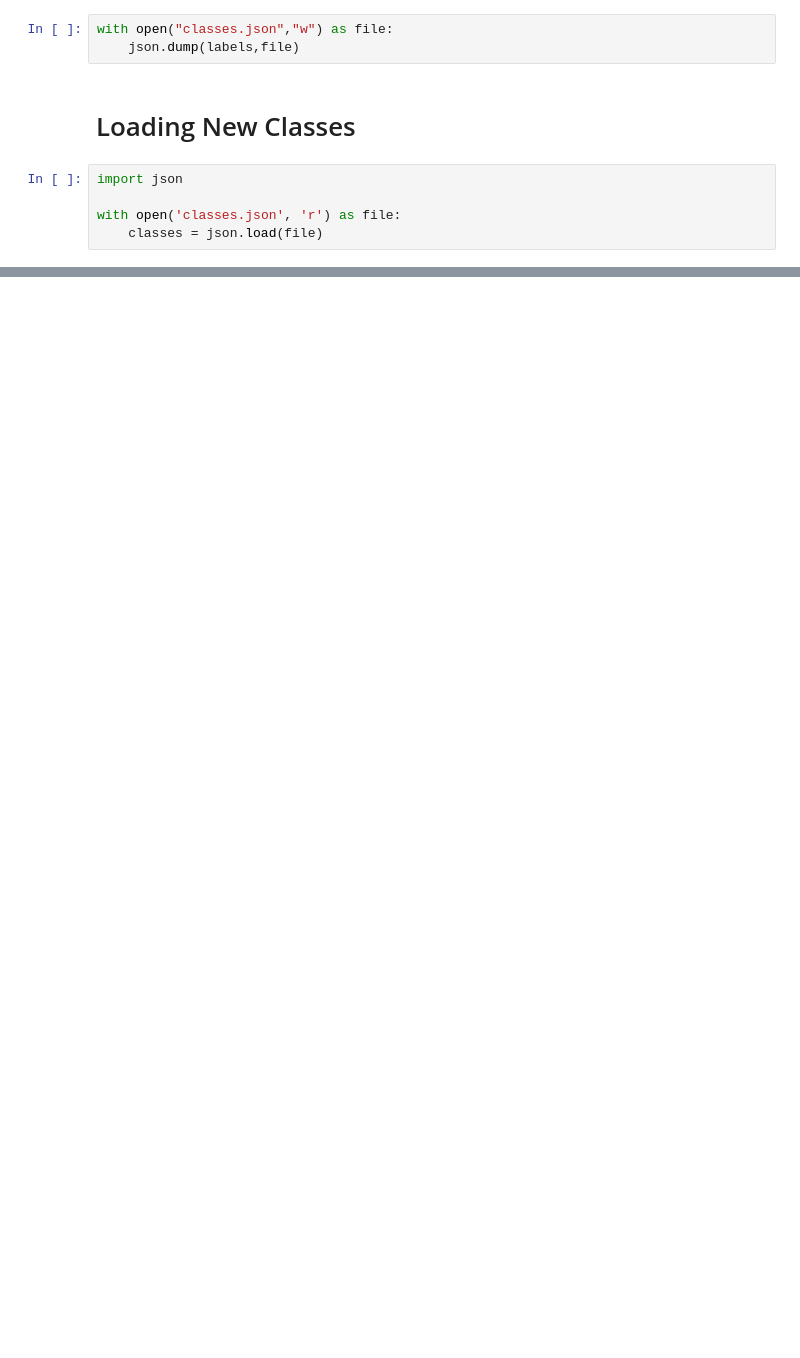
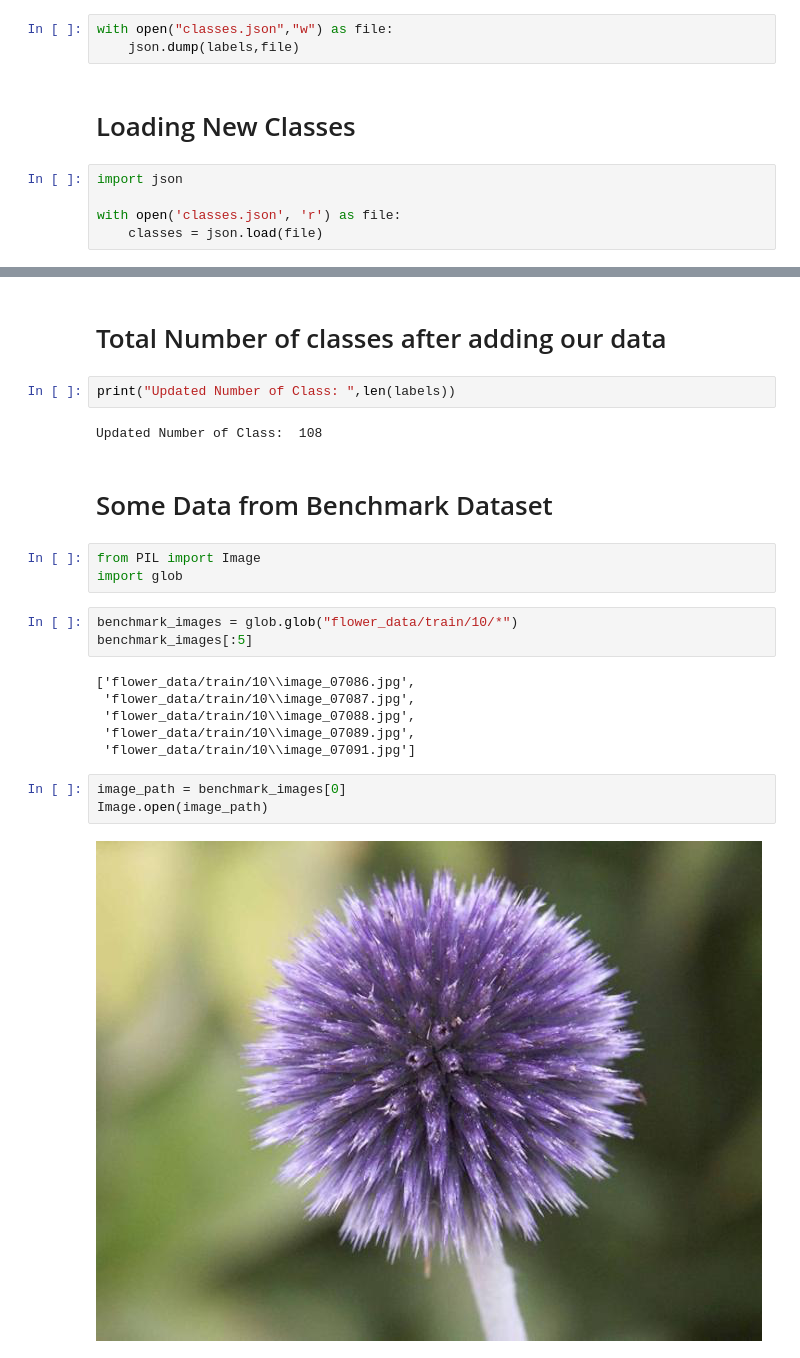
Before and after one commit to praggadas/SU20_CSE299_SAA3_Group1, a Jupyter notebook: Code/processing_data.ipynb, the cells around one changed output, grey strips where cells are left out. Drawn from its saved outputs; the diff is of its cells as text; blank space fills up the shorter version.

Commit message:
visualization and addition of new dataset

```diff
--- a/Code/processing_data.ipynb
+++ b/Code/processing_data.ipynb
@@ -62,0 +68,25 @@ Ids: 79 | Class: toad lily
+# %% [markdown]
+# Total Number of classes after adding our data
+# %%
+print("Updated Number of Class: ",len(labels))
+# %% [output]
+Updated Number of Class:  108
+# %% [markdown]
+# Some Data from Benchmark Dataset
+# %%
+from PIL import Image
+import glob
+# %%
+benchmark_images = glob.glob("flower_data/train/10/*")
+benchmark_images[:5]
+# %% [output]
+['flower_data/train/10\\image_07086.jpg',
+ 'flower_data/train/10\\image_07087.jpg',
+ 'flower_data/train/10\\image_07088.jpg',
+ 'flower_data/train/10\\image_07089.jpg',
+ 'flower_data/train/10\\image_07091.jpg']
+# %%
+image_path = benchmark_images[0]
+Image.open(image_path)
+# %% [output]
+[figure, added]
```
Also changed, not shown: parts of 8 cells of this notebook.
